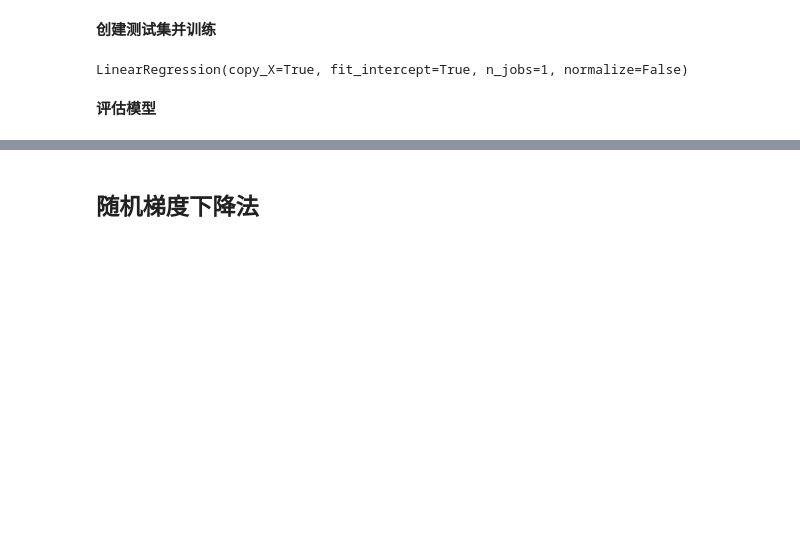
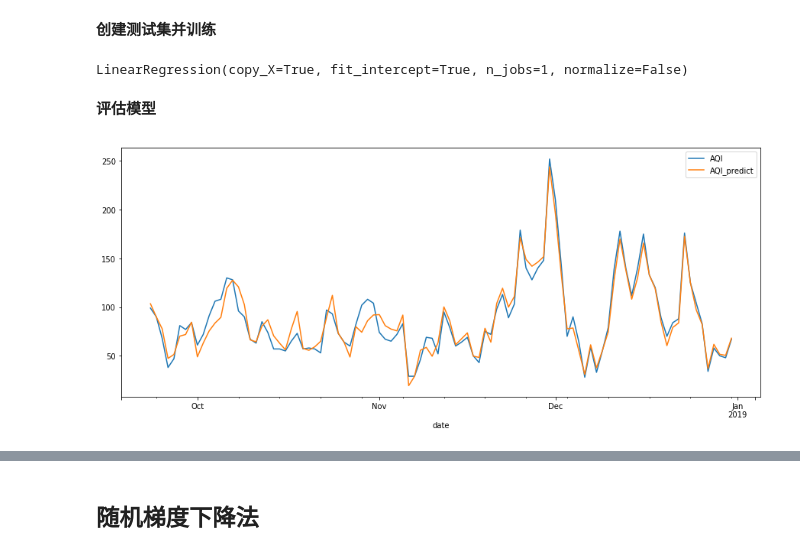
Before and after one commit to aimar112982/AQIstudy-1, a Jupyter notebook: AQI_analysis/LinRegforAQI.ipynb, the cells around one changed output, grey strips where cells are left out. Saved outputs shown, nothing was run; the diff lists cells and outputs as text; code cells hidden in the pictures; blank space fills up the shorter version.

```diff
--- a/AQI_analysis/LinRegforAQI.ipynb
+++ b/AQI_analysis/LinRegforAQI.ipynb
@@ -160,12 +158,8 @@ PM2.5与O3_8h之间的相关系数：     -0.20455982684519441
 # %%
 from sklearn.model_selection import train_test_split
 
-train_set, test_set = train_test_split(wh_data, test_size=0.2, random_state=100)
+X, y = wh_data.iloc[:, 1:], wh_data.iloc[:, 0]
+X_train, X_test, y_train, y_test = train_test_split(X, y, test_size=0.2, random_state=100)
-# %%
-X_train = train_set.iloc[:, 1:]
-y_train = train_set.iloc[:, 0]
-X_test = test_set.iloc[:, 1:]
-y_test = test_set.iloc[:, 0]
 # %%
 from sklearn.linear_model import LinearRegression
 
@@ -175,6 +169,12 @@ lin_reg.fit(X_train, y_train)
 LinearRegression(copy_X=True, fit_intercept=True, n_jobs=1, normalize=False)
 # %% [markdown]
 **评估模型**
+# %%
+wh_data['AQI_predict'] = lin_reg.predict(X)
+wh_data[['AQI', 'AQI_predict']].iloc[-100:].plot(figsize=(15,6))
+plt.show()
+# %% [output]
+[figure, added]
 # %%
 lin_reg.score(X_test, y_test)
 # %% [output]
```
Also changed, not shown: parts of 20 cells of this notebook.
